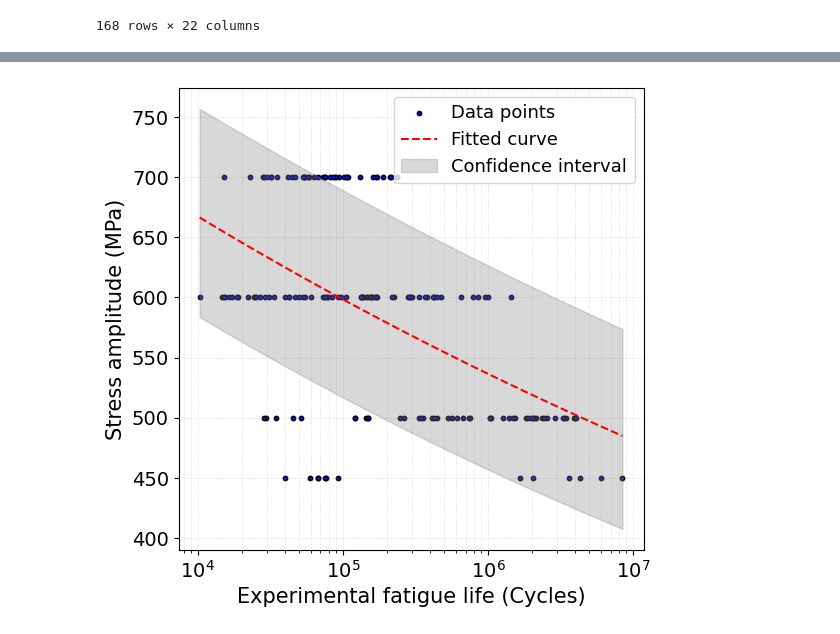
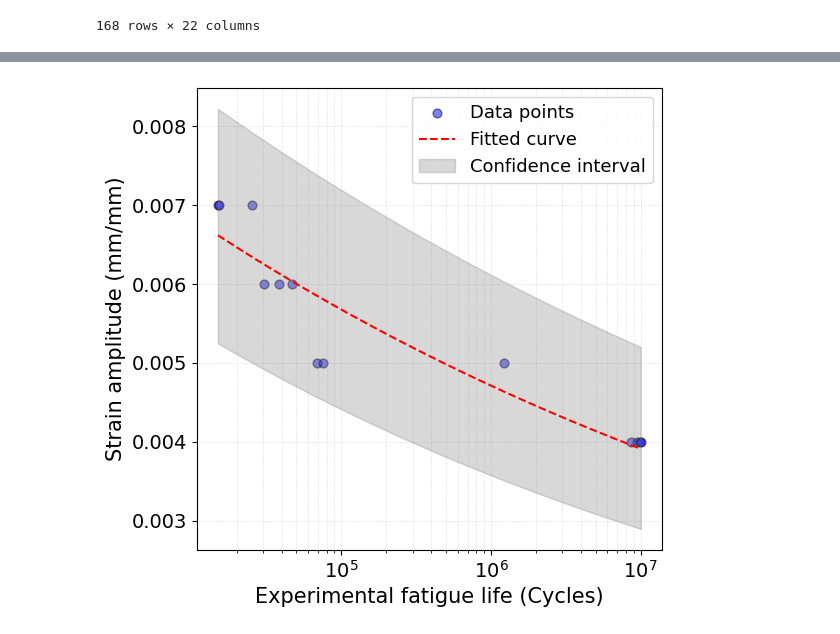
Before and after one commit to Anyi01/Project-VAL-modeling, a Jupyter notebook: SN curve.ipynb, the cells around one changed output, grey strips where cells are left out. Saved outputs shown, nothing was run; the diff lists cells and outputs as text; code cells hidden in the pictures.

```diff
--- a/SN curve.ipynb
+++ b/SN curve.ipynb
@@ -64,0 +88,4 @@ plt.show()
+# %%
+# Stain
+data = pd.read_excel('NSF_Ti64_Mean stress.xlsx',sheet_name='EOS') #Renishaw
+data
@@ -68,22 +110,22 @@ import matplotlib.pyplot as plt
 from scipy.optimize import curve_fit
 
 # Assuming data is already loaded into 'data'
-stress_levels = data['Stress amplitude']
-num_cycles = data['Cycles to Failure']
+strain_levels = data['s']
+num_cycles = data['2Nf']
 
 # Define a function to model the power-law relationship for the S-N curve
 def power_law(x, a, b):
     return a * np.power(x, b)
 
 # Fit the model to data
-p_opt, p_cov = curve_fit(power_law, num_cycles, stress_levels)
+p_opt, p_cov = curve_fit(power_law, num_cycles, strain_levels)
 
 # Extract the fit parameters and their standard errors
 a_opt, b_opt = p_opt
 perr = np.sqrt(np.diag(p_cov))  # Standard errors of the fit parameters
 
 # Generate x values for the fit
-x_fit = np.logspace(np.log10(min(num_cycles)), np.log10(max(num_cycles)), 100)
+x_fit = np.logspace(np.log10(min(num_cycles)), np.log10(max(num_cycles)), 1000)
 y_fit = power_law(x_fit, a_opt, b_opt)
 
 # Compute the error bounds (assuming symmetric confidence intervals)
@@ -96,35 +138,35 @@ y_lower = power_law(x_fit, a_opt - perr[0], b_opt - perr[1])
 fig = plt.figure(figsize=(6, 6))
 
 # Scatter plot for the S-N curve
-plt.scatter(num_cycles, stress_levels, s=10, color='blue', edgecolor='black', label='Data points')
+plt.scatter(num_cycles, strain_levels, s=40, color='blue', alpha = 0.5, edgecolor='black', label='Data points')
 
 
 # Plot the fitted line
 plt.plot(x_fit, y_fit, 'r--', label='Fitted curve')
 
 # Plot the error bounds
 plt.fill_between(x_fit, y_lower, y_upper, color='gray', alpha=0.3, label='Confidence interval')
 
 
 # Set axis labels
-plt.ylabel('Stress amplitude (MPa)', fontsize=15)
+plt.ylabel('Strain amplitude (mm/mm)', fontsize=15)
 plt.xlabel('Experimental fatigue life (Cycles)', fontsize=15)
 
 # Set logarithmic scale for the x-axis
 plt.xscale('log')
 
 # Customize grid with more transparency
 plt.grid(True, which='both', linestyle=':', linewidth=0.5, color='gray', alpha=0.4)  # Set grid transparency
 
 # Customize tick labels
 plt.tick_params(axis='both', which='major', labelsize=14)
 plt.tick_params(axis='both', which='minor', labelsize=14)
 
 
 # Add legend
 plt.legend(loc='best', fontsize=13)
 
 # Show the plot
 plt.show()
 # %% [output]
-[figure, old version]
+[figure, new version]
```
Also changed, not shown: parts of 2 cells of this notebook, 1 other file.
